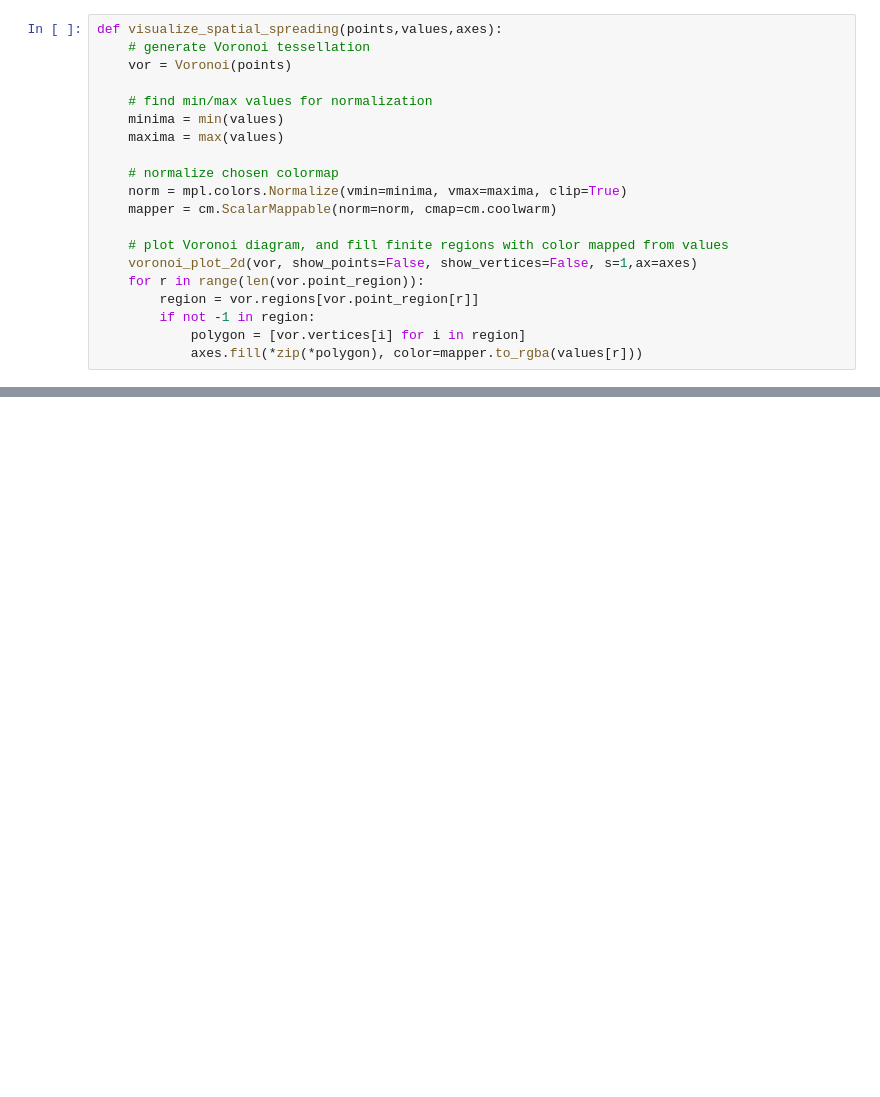
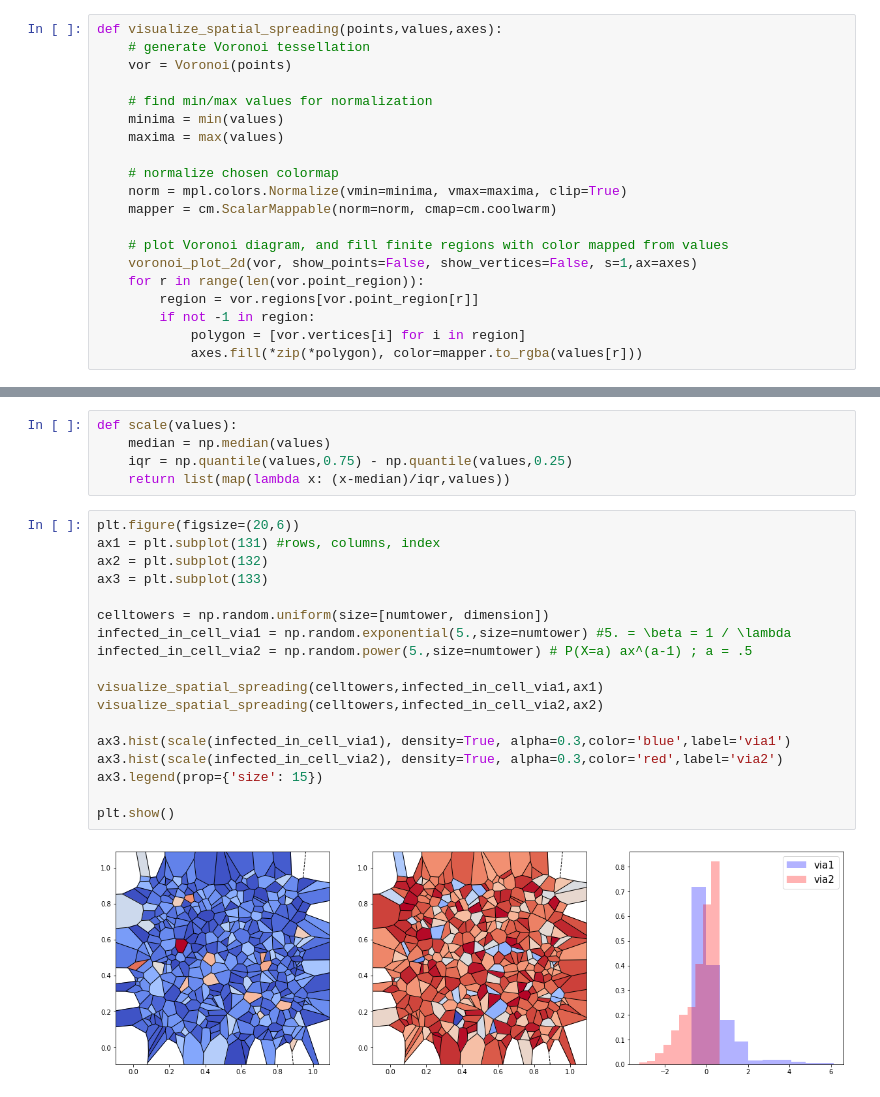
Before and after one commit to manuel-dileo/not-so-simple-graph-visualization, a Jupyter notebook: information-diffusion/basic_network_diffusion.ipynb, the cells around one changed output, grey strips where cells are left out. Cells and saved outputs as stored; diff of their text form; blank space fills up the shorter version.

Commit message:
spatial spreading comparison example

```diff
--- a/information-diffusion/basic_network_diffusion.ipynb
+++ b/information-diffusion/basic_network_diffusion.ipynb
@@ -114,0 +116,25 @@ plt.show()
+# %%
+def scale(values):
+    median = np.median(values)
+    iqr = np.quantile(values,0.75) - np.quantile(values,0.25)
+    return list(map(lambda x: (x-median)/iqr,values))
+# %%
+plt.figure(figsize=(20,6))
+ax1 = plt.subplot(131) #rows, columns, index
+ax2 = plt.subplot(132)
+ax3 = plt.subplot(133)
+
+celltowers = np.random.uniform(size=[numtower, dimension])
+infected_in_cell_via1 = np.random.exponential(5.,size=numtower) #5. = \beta = 1 / \lambda
+infected_in_cell_via2 = np.random.power(5.,size=numtower) # P(X=a) ax^(a-1) ; a = .5
+
+visualize_spatial_spreading(celltowers,infected_in_cell_via1,ax1)
+visualize_spatial_spreading(celltowers,infected_in_cell_via2,ax2)
+
+ax3.hist(scale(infected_in_cell_via1), density=True, alpha=0.3,color='blue',label='via1')
+ax3.hist(scale(infected_in_cell_via2), density=True, alpha=0.3,color='red',label='via2')
+ax3.legend(prop={'size': 15})
+
+plt.show()
+# %% [output]
+[figure, added]
```
Also changed, not shown: parts of 6 cells of this notebook.
